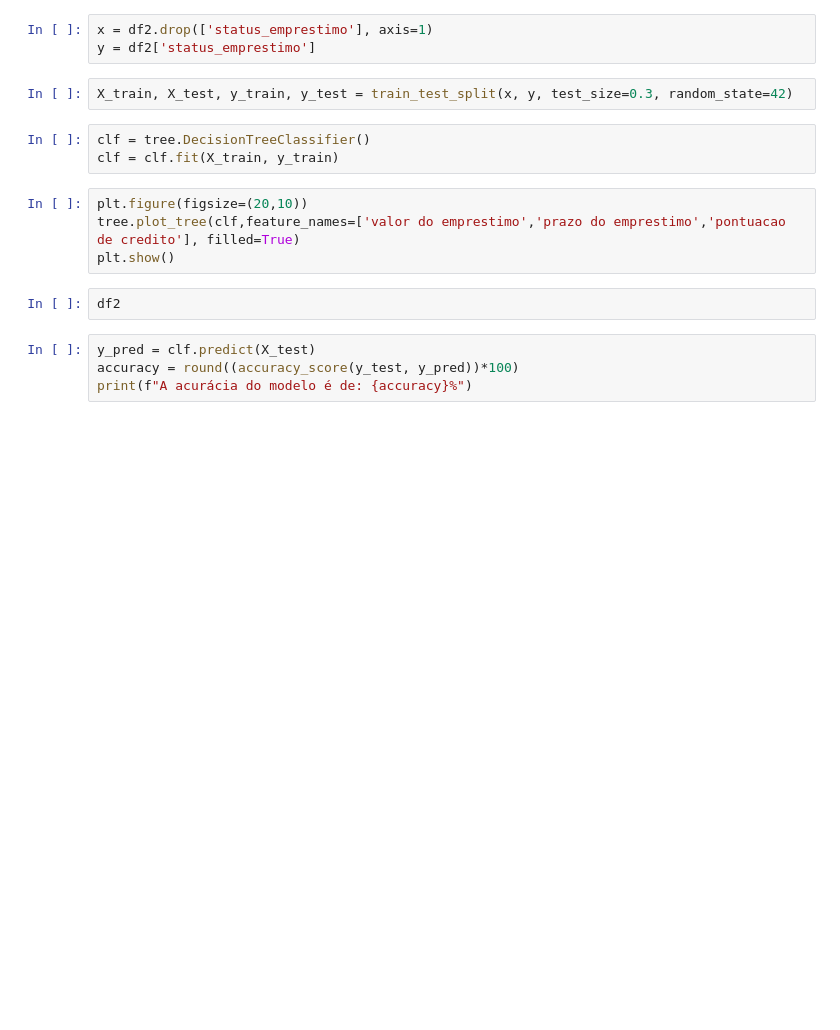
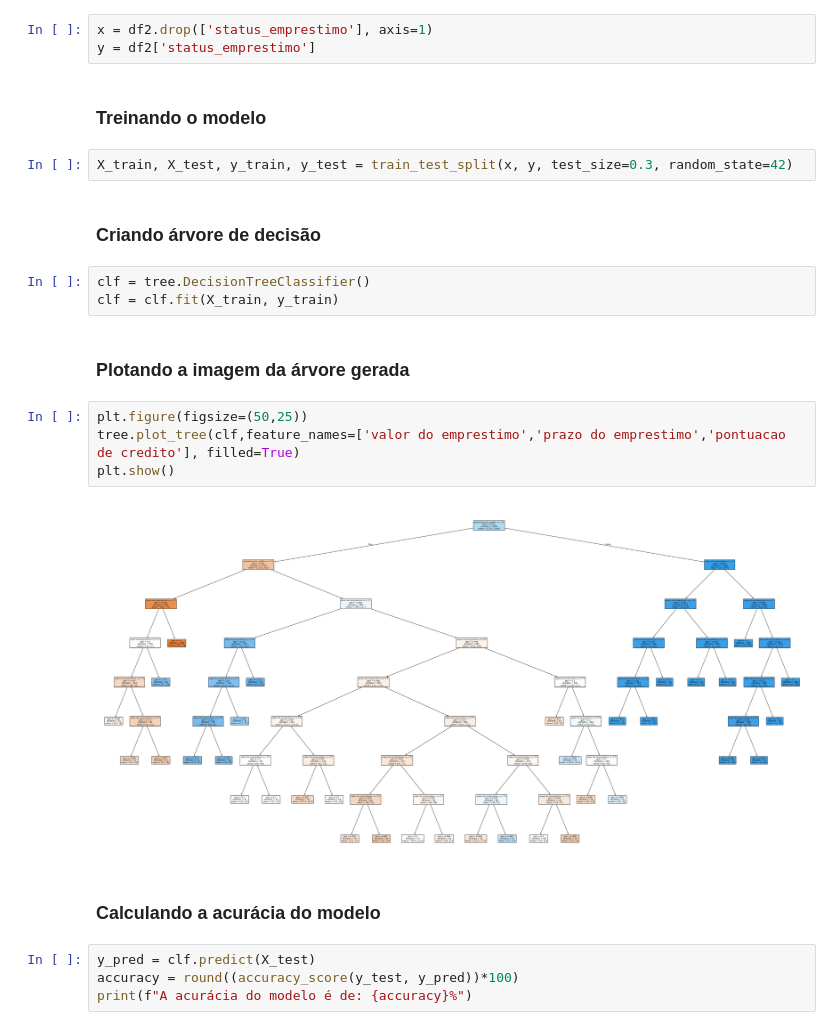
Before and after one commit to dayviddouglas/arvore_decisao_aprovacao_emprestimos, a Jupyter notebook: main.ipynb, the cells around one changed output. Drawn from its saved outputs; the diff is of its cells as text; blank space fills up the shorter version.

Commit message:
Calculando acurácia do modelo e documentando o código.

```diff
--- a/main.ipynb
+++ b/main.ipynb
@@ -419,17 +423,25 @@ df2 = dados_Atualizados[['valor_emprestimo','prazo_emprestimo','pontuacao_credit
 # %%
 x = df2.drop(['status_emprestimo'], axis=1)
 y = df2['status_emprestimo']
+# %% [markdown]
+<h3>Treinando o modelo</h3>
 # %%
 X_train, X_test, y_train, y_test = train_test_split(x, y, test_size=0.3, random_state=42)
+# %% [markdown]
+<h3>Criando árvore de decisão</h3>
 # %%
 clf = tree.DecisionTreeClassifier()
 clf = clf.fit(X_train, y_train)
+# %% [markdown]
+<h3>Plotando a imagem da árvore gerada</h3>
 # %%
-plt.figure(figsize=(20,10))
+plt.figure(figsize=(50,25))
 tree.plot_tree(clf,feature_names=['valor do emprestimo','prazo do emprestimo','pontuacao de credito'], filled=True)
 plt.show()
+# %% [output]
+[figure, added]
-# %%
-df2
+# %% [markdown]
+<h3>Calculando a acurácia do modelo</h3>
 # %%
 y_pred = clf.predict(X_test)
 accuracy = round((accuracy_score(y_test, y_pred))*100)
```
Also changed, not shown: parts of 3 cells of this notebook.
